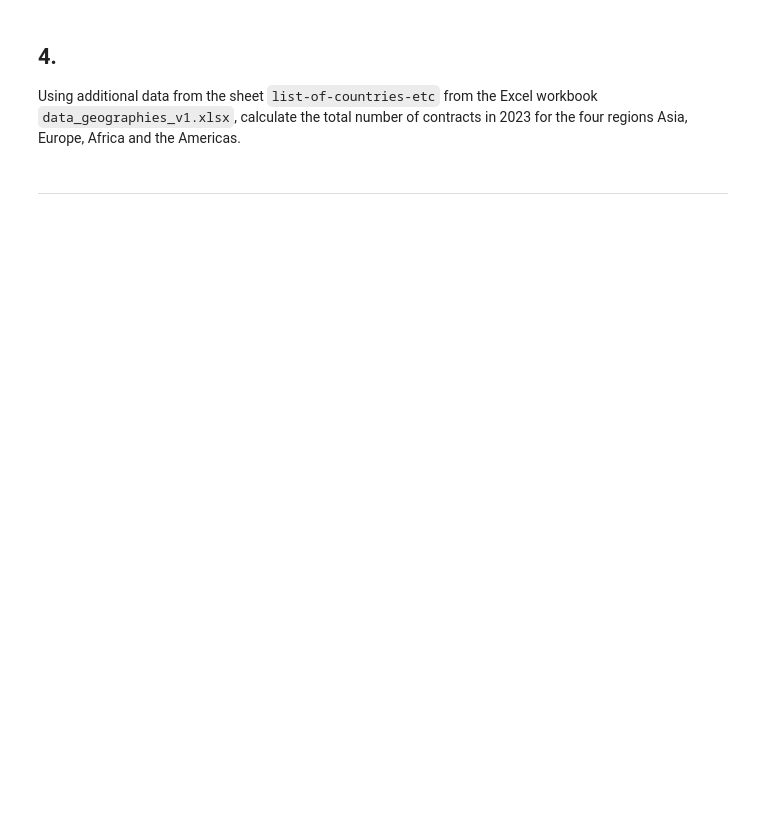
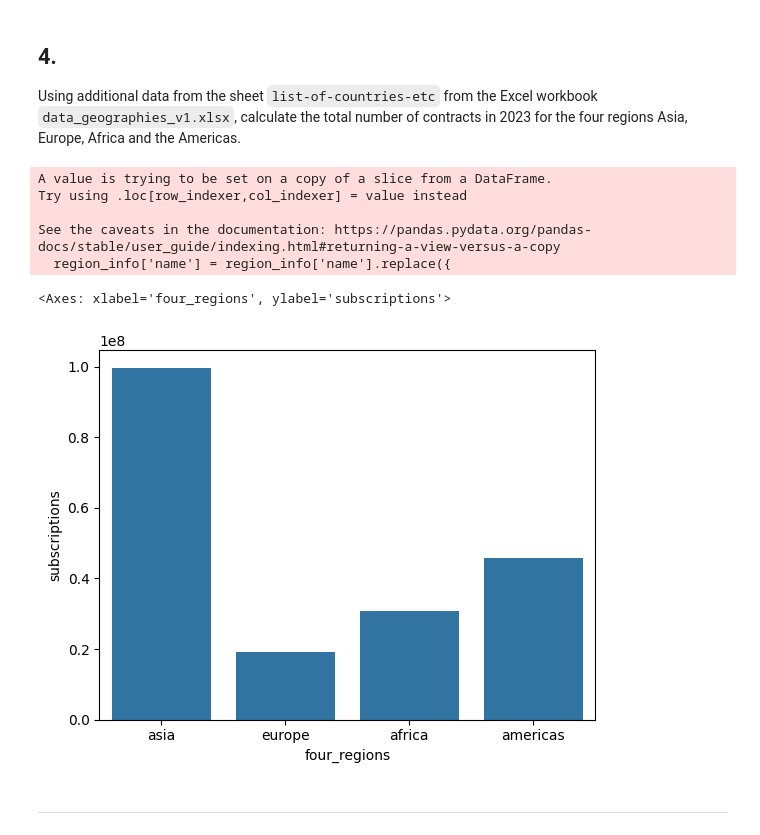
Before and after one commit to Isaac-Somerville/RCDS-data-processing-with-python, a Jupyter notebook: Final_Exam.ipynb, the cells around one changed output. Drawn from its saved outputs; the diff is of its cells as text; code cells hidden in the pictures; blank space fills up the shorter version.

```diff
--- a/Final_Exam.ipynb
+++ b/Final_Exam.ipynb
@@ -40,5 +80,39 @@ Show that the total global number of mobile phone contracts in 2023 was 6.9 bill
 # %% [markdown]
 ## 4.
 Using additional data from the sheet `list-of-countries-etc` from the Excel workbook `data_geographies_v1.xlsx`, calculate the total number of contracts in 2023 for the four regions Asia, Europe, Africa and the Americas.
+# %%
+cell_phones_2023 = cell_phones[cell_phones['year'] == 2023]
+# display(cell_phones_2023)
+
+countries = pd.read_excel("data_geographies_v1.xlsx", sheet_name = "list-of-countries-etc")
+# display(countries)
+region_info = countries[['name', 'four_regions']]
+
+mismatched_countries = cell_phones_2023['country'][~cell_phones_2023['country'].isin(countries['name'])]
+# display(mismatched_countries)
+
+
+region_info['name'] = region_info['name'].replace({
+    'United Kingdom' : 'UK',
+    'United States' : 'USA',
+    'United Arab Emirates' : 'UAE'
+})
+
+cell_phones_2023 = cell_phones_2023.set_index('country')
+region_info = region_info.set_index('name')
+
+merged_dt = cell_phones_2023.join(region_info)
+merged_dt = merged_dt.dropna()
+# display(merged_dt)
+
+sns.barplot(x="four_regions",y="subscriptions",data=merged_dt, errorbar=None)
+# %% [output]
+A value is trying to be set on a copy of a slice from a DataFrame.
+Try using .loc[row_indexer,col_indexer] = value instead
+
+See the caveats in the documentation: https://pandas.pydata.org/pandas-docs/stable/user_guide/indexing.html#returning-a-view-versus-a-copy
+  region_info['name'] = region_info['name'].replace({
+<Axes: xlabel='four_regions', ylabel='subscriptions'>
+[figure, added]
 # %% [markdown]
 ***
```
Also changed, not shown: parts of 5 cells of this notebook.
